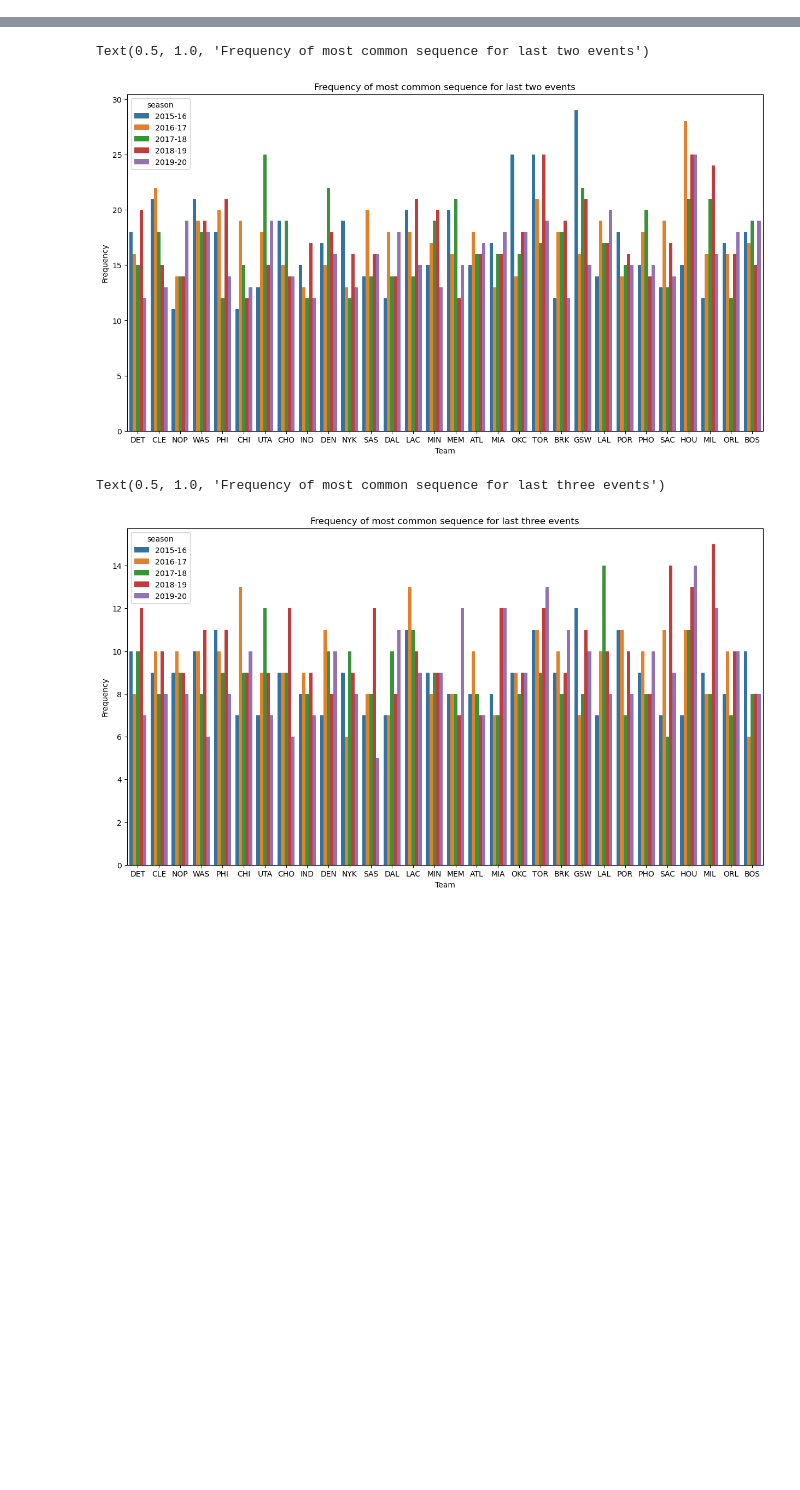
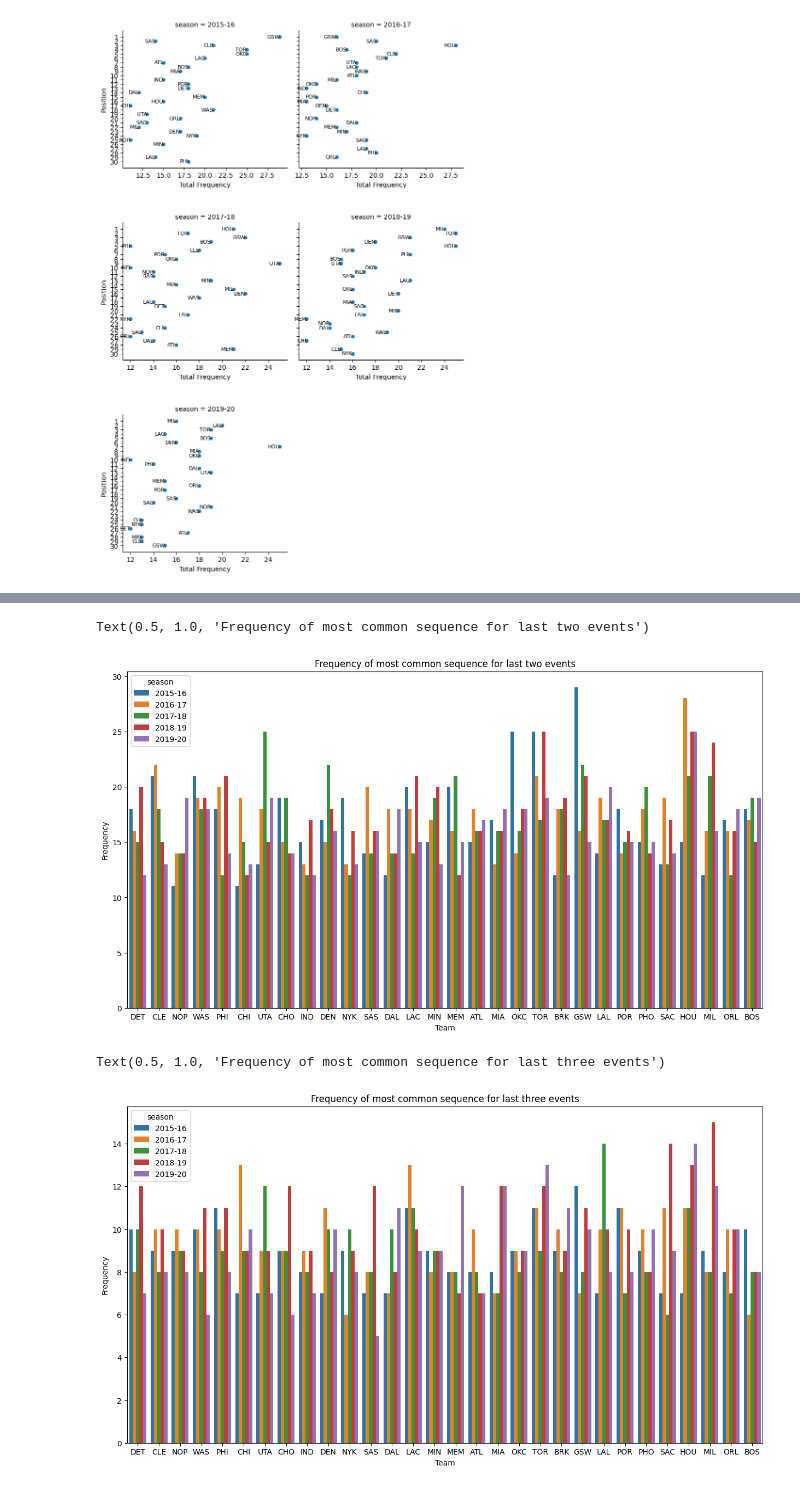
Before and after one commit to isevr/NBA_runs_prediction, a Jupyter notebook: check_queries.ipynb, the cells around one changed output, grey strips where cells are left out. Drawn from its saved outputs; the diff is of its cells as text; code cells hidden in the pictures; blank space fills up the shorter version.

Commit message:
pos-freq scatters

```diff
--- a/check_queries.ipynb
+++ b/check_queries.ipynb
@@ -9,7 +9,7 @@ teams = ['DET', 'CLE', 'NOP', 'WAS', 'PHI', 'CHI', 'UTA', 'CHO', 'IND',
 def concat(teams):
     df = pd.DataFrame()
     for team in teams:
-        df_team = pd.read_excel('new_queries.xlsx', sheet_name=team).dropna()
+        df_team = pd.read_excel('queries_sec.xlsx', sheet_name=team).dropna()
         df_team['team'] = team
         df = pd.concat([df,df_team], axis=0)
 
@@ -17,3 +17,61 @@ def concat(teams):
 
 
 df = concat(teams)
+# %%
+import os
+import pandas as pd
+import seaborn as sns
+import matplotlib.pyplot as plt
+
+# List to store all season data
+all_data = []
+
+# Load standings data
+standings_files = {
+    "2015-16": "NBA_2015_16_Standings.csv",
+    "2016-17": "NBA_2016-17_Standings.csv",
+    "2017-18": "NBA_2017-18_Standings.csv",
+    "2018-19": "NBA_2018-19_Standings.csv",
+    "2019-20": "NBA_2019-20_Standings.csv"
+}
+
+# Read each standings file and merge it with df
+for season, file in standings_files.items():
+    standings = pd.read_csv('standings/'+file)
+    standings.columns = ['team', 'pos']
+
+    # Filter event 2 for the current season
+    dff = df[(df.event == 2) & (df.season == season)]
+
+    # Merge with standings
+    dff = pd.merge(left=dff, right=standings, how='inner')
+
+    # Add season column for FacetGrid
+    dff["season"] = season
+
+    # Store the processed data
+    all_data.append(dff)
+
+# Combine all seasons into one DataFrame
+df_all_seasons = pd.concat(all_data)
+
+# Create FacetGrid
+g = sns.FacetGrid(df_all_seasons, col="season", col_wrap=2, height=4, sharex=False, sharey=True)
+g.map_dataframe(sns.scatterplot, x="total_frequency", y="pos")
+
+# Annotate points with team names
+for ax, (season, data) in zip(g.axes.flat, df_all_seasons.groupby("season")):
+    for i, row in data.iterrows():
+        ax.text(row['total_frequency'], row['pos'], row['team'], fontsize=8, ha='right', va='center')
+
+# Adjust y-axis and layout
+for ax in g.axes.flat:
+    ax.set_yticks(range(1, 31))
+    ax.invert_yaxis()
+    ax.set_ylabel("Position")
+    ax.set_xlabel("Total Frequency")
+
+plt.subplots_adjust(hspace=0.4)
+plt.show()
+# %% [output]
+[figure, added]
```
Also changed, not shown: parts of 2 cells of this notebook, 4 other files.
